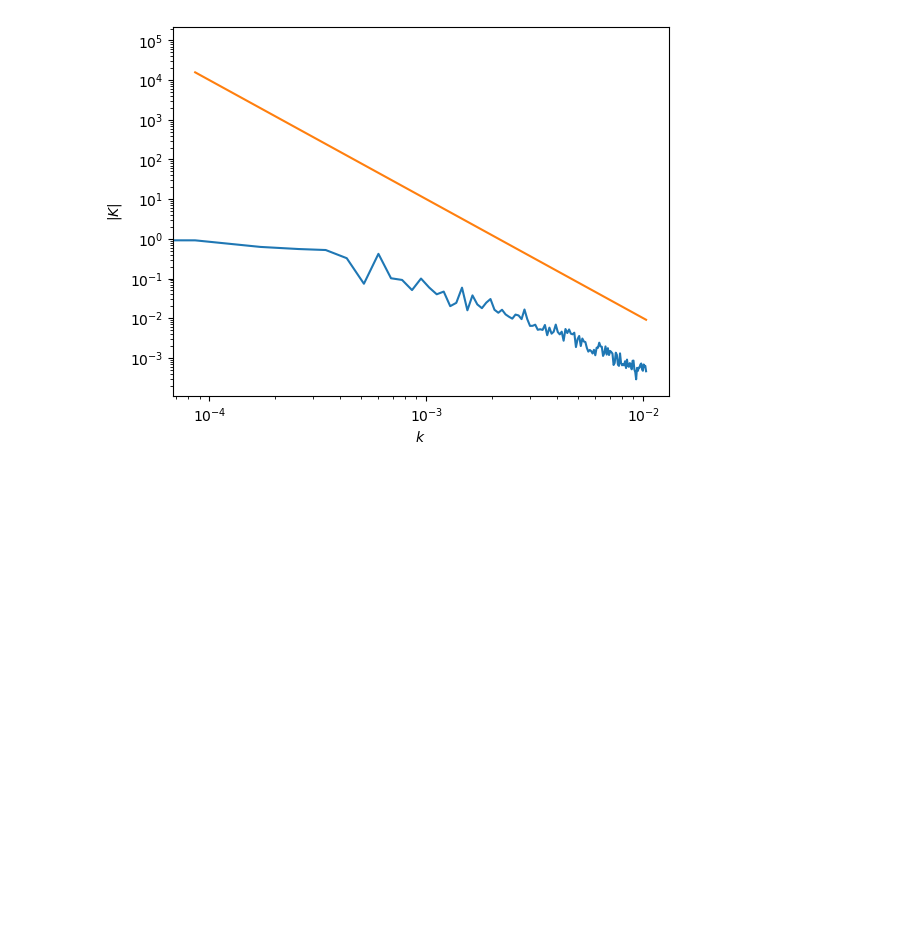
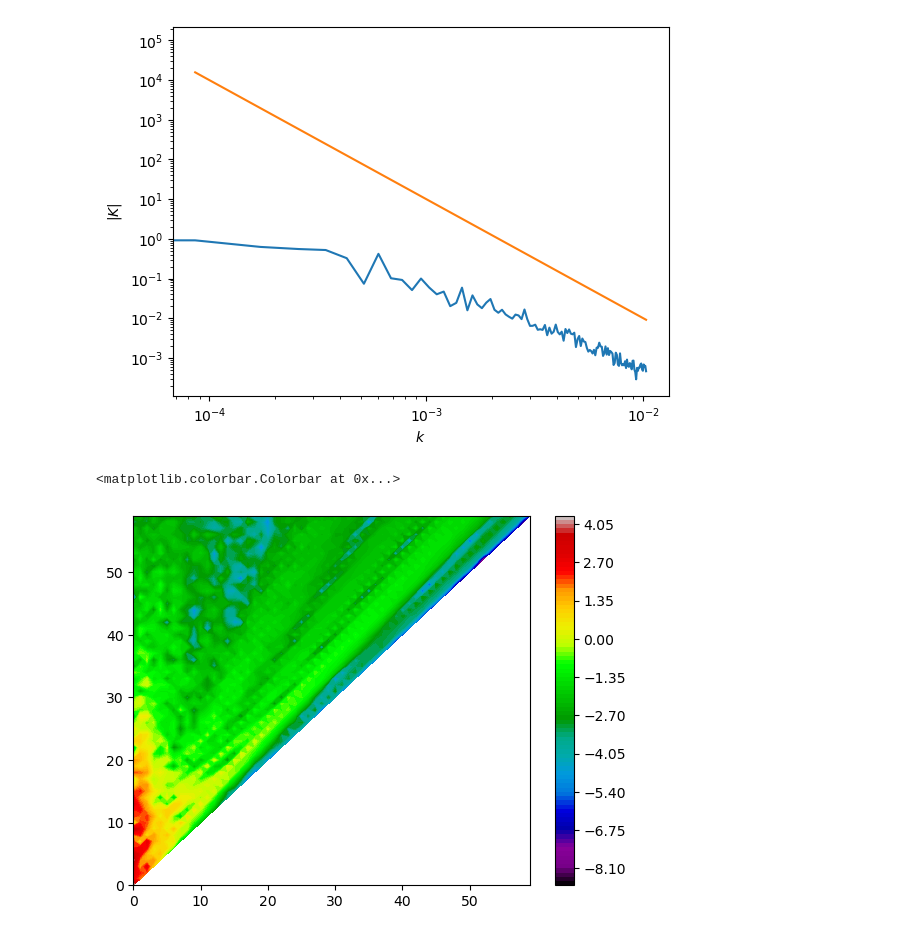
Before and after one commit to davelee2804/scores, a Jupyter notebook: docs/tutorials/Power_Spectra.ipynb, the cells around one changed output. Cells and saved outputs as stored; diff of their text form; code cells hidden in the pictures; blank space fills up the shorter version.

Commit message:
updating results in the power spectra notebook (still need to fix up the shperical harmonics configuration)

```diff
--- a/docs/tutorials/Power_Spectra.ipynb
+++ b/docs/tutorials/Power_Spectra.ipynb
@@ -16,10 +16,10 @@ ds = ds.sel(time=slice(START_TIME, END_TIME))
 # %% [markdown]
 Prepare the data, selecting the desired fields (velocity components for kinetic energy, and any others of interest), and ordering dimensions as required.
 # %%
-fieldnames = ['u_component_of_wind','v_component_of_wind','temperature','geopotential']
+fieldnames = ['u_component_of_wind','v_component_of_wind','vertical_velocity','temperature','specific_humidity','geopotential','surface_pressure','geopotential_at_surface']
 ds = ds[fieldnames]
 ds = ds.compute()
-ds = ds.rename({'u_component_of_wind': 'u', 'v_component_of_wind': 'v', 'temperature': 't', 'geopotential': 'z'})
+ds = ds.rename({'u_component_of_wind': 'u', 'v_component_of_wind': 'v', 'vertical_velocity': 'w', 'temperature': 't', 'specific_humidity': 'q', 'geopotential': 'z', 'surface_pressure': 'sp', 'geopotential_at_surface': 'zs'})
 ds = ds.transpose('time', 'level', 'latitude', 'longitude')
 # %% [markdown]
 Compute the zonal Fourier transform of the kinetic energy, $K = (u^2 + v^2)/2$ as the default, averaging over the vertical and temporal dimensions
@@ -90,3 +90,7 @@ plt.xlabel(r'$k$')
 plt.show()
 # %% [output]
 [figure]
+# %%
+_ds=ds.sel(latitude=ds.latitude.values[:-1])
+# %%
+Khat = power_spectra(_ds, spherical_harmonic=True)
@@ -92,0 +103,6 @@ plt.show()
+# %%
+plt.contourf(np.log(Khat["amplitude_squared"].data),100,cmap='nipy_spectral')
+plt.colorbar(orientation='vertical')
+# %% [output]
+<matplotlib.colorbar.Colorbar at 0x...>
+[figure, added]
```
Also changed, not shown: parts of 4 cells of this notebook.
